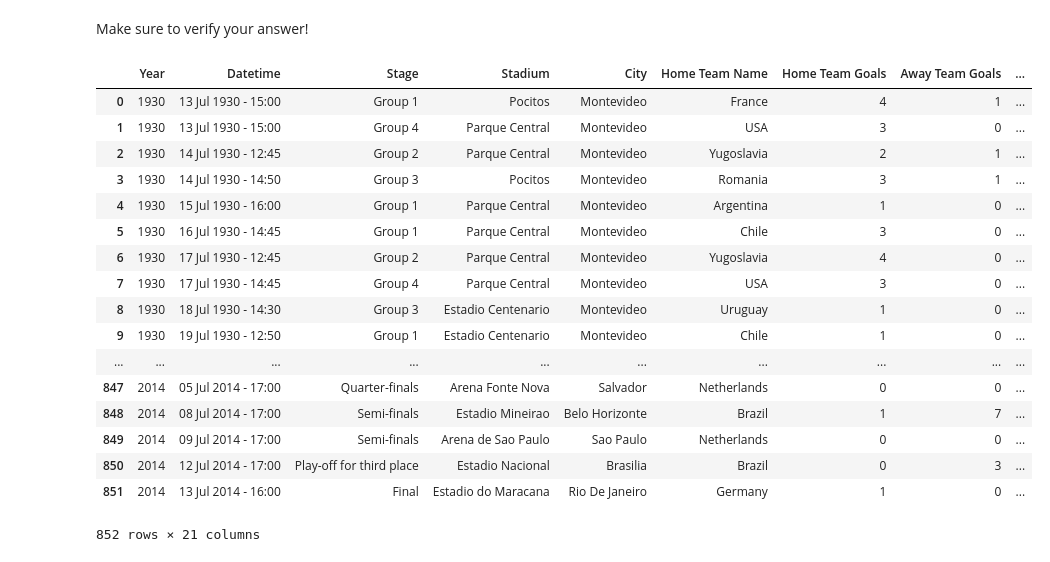
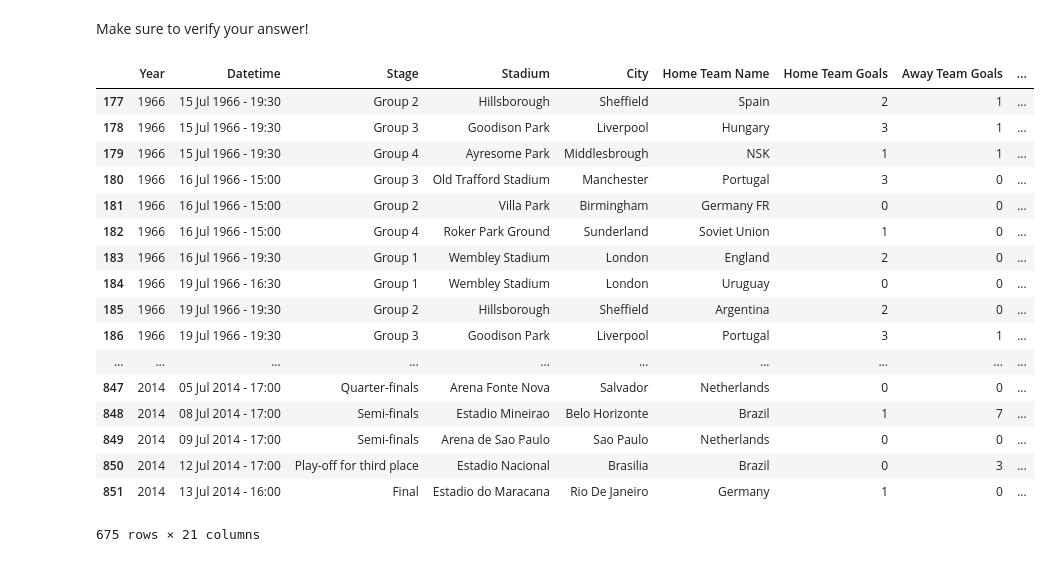
Before and after one commit to SproulHimself/dsc-1-03-09-accessing-data-within-pandas-lab-nyc-career-ds-102218, a Jupyter notebook: index.ipynb, the cells around one changed output. Drawn from its saved outputs; the diff is of its cells as text; code cells hidden in the pictures.

```diff
--- a/index.ipynb
+++ b/index.ipynb
@@ -261,23 +261,23 @@ df.loc[df["Away Team Initials"] == 'PRK', "Away Team Name"] = 'NSK'
 # %% [markdown]
 Make sure to verify your answer!
 # %%
-df
+df.iloc[177:,:]
 # %% [output]
 |  | Year | Datetime | Stage | Stadium | City | Home Team Name | Home Team Goals | Away Team Goals | ... |
-| 0 | 1930 | 13 Jul 1930 - 15:00 | Group 1 | Pocitos | Montevideo | France | 4 | 1 | ... |
-| 1 | 1930 | 13 Jul 1930 - 15:00 | Group 4 | Parque Central | Montevideo | USA | 3 | 0 | ... |
-| 2 | 1930 | 14 Jul 1930 - 12:45 | Group 2 | Parque Central | Montevideo | Yugoslavia | 2 | 1 | ... |
-| 3 | 1930 | 14 Jul 1930 - 14:50 | Group 3 | Pocitos | Montevideo | Romania | 3 | 1 | ... |
-| 4 | 1930 | 15 Jul 1930 - 16:00 | Group 1 | Parque Central | Montevideo | Argentina | 1 | 0 | ... |
-| 5 | 1930 | 16 Jul 1930 - 14:45 | Group 1 | Parque Central | Montevideo | Chile | 3 | 0 | ... |
-| 6 | 1930 | 17 Jul 1930 - 12:45 | Group 2 | Parque Central | Montevideo | Yugoslavia | 4 | 0 | ... |
-| 7 | 1930 | 17 Jul 1930 - 14:45 | Group 4 | Parque Central | Montevideo | USA | 3 | 0 | ... |
-| 8 | 1930 | 18 Jul 1930 - 14:30 | Group 3 | Estadio Centenario | Montevideo | Uruguay | 1 | 0 | ... |
-| 9 | 1930 | 19 Jul 1930 - 12:50 | Group 1 | Estadio Centenario | Montevideo | Chile | 1 | 0 | ... |
+| 177 | 1966 | 15 Jul 1966 - 19:30 | Group 2 | Hillsborough | Sheffield | Spain | 2 | 1 | ... |
+| 178 | 1966 | 15 Jul 1966 - 19:30 | Group 3 | Goodison Park | Liverpool | Hungary | 3 | 1 | ... |
+| 179 | 1966 | 15 Jul 1966 - 19:30 | Group 4 | Ayresome Park | Middlesbrough | NSK | 1 | 1 | ... |
+| 180 | 1966 | 16 Jul 1966 - 15:00 | Group 3 | Old Trafford Stadium | Manchester | Portugal | 3 | 0 | ... |
+| 181 | 1966 | 16 Jul 1966 - 15:00 | Group 2 | Villa Park | Birmingham | Germany FR | 0 | 0 | ... |
+| 182 | 1966 | 16 Jul 1966 - 15:00 | Group 4 | Roker Park Ground | Sunderland | Soviet Union | 1 | 0 | ... |
+| 183 | 1966 | 16 Jul 1966 - 19:30 | Group 1 | Wembley Stadium | London | England | 2 | 0 | ... |
+| 184 | 1966 | 19 Jul 1966 - 16:30 | Group 1 | Wembley Stadium | London | Uruguay | 0 | 0 | ... |
+| 185 | 1966 | 19 Jul 1966 - 19:30 | Group 2 | Hillsborough | Sheffield | Argentina | 2 | 0 | ... |
+| 186 | 1966 | 19 Jul 1966 - 19:30 | Group 3 | Goodison Park | Liverpool | Portugal | 3 | 1 | ... |
 | ... | ... | ... | ... | ... | ... | ... | ... | ... | ... |
 | 847 | 2014 | 05 Jul 2014 - 17:00 | Quarter-finals | Arena Fonte Nova | Salvador | Netherlands | 0 | 0 | ... |
 | 848 | 2014 | 08 Jul 2014 - 17:00 | Semi-finals | Estadio Mineirao | Belo Horizonte | Brazil | 1 | 7 | ... |
 | 849 | 2014 | 09 Jul 2014 - 17:00 | Semi-finals | Arena de Sao Paulo | Sao Paulo | Netherlands | 0 | 0 | ... |
 | 850 | 2014 | 12 Jul 2014 - 17:00 | Play-off for third place | Estadio Nacional | Brasilia | Brazil | 0 | 3 | ... |
 | 851 | 2014 | 13 Jul 2014 - 16:00 | Final | Estadio do Maracana | Rio De Janeiro | Germany | 1 | 0 | ... |
-852 rows × 21 columns
+675 rows × 21 columns
```
